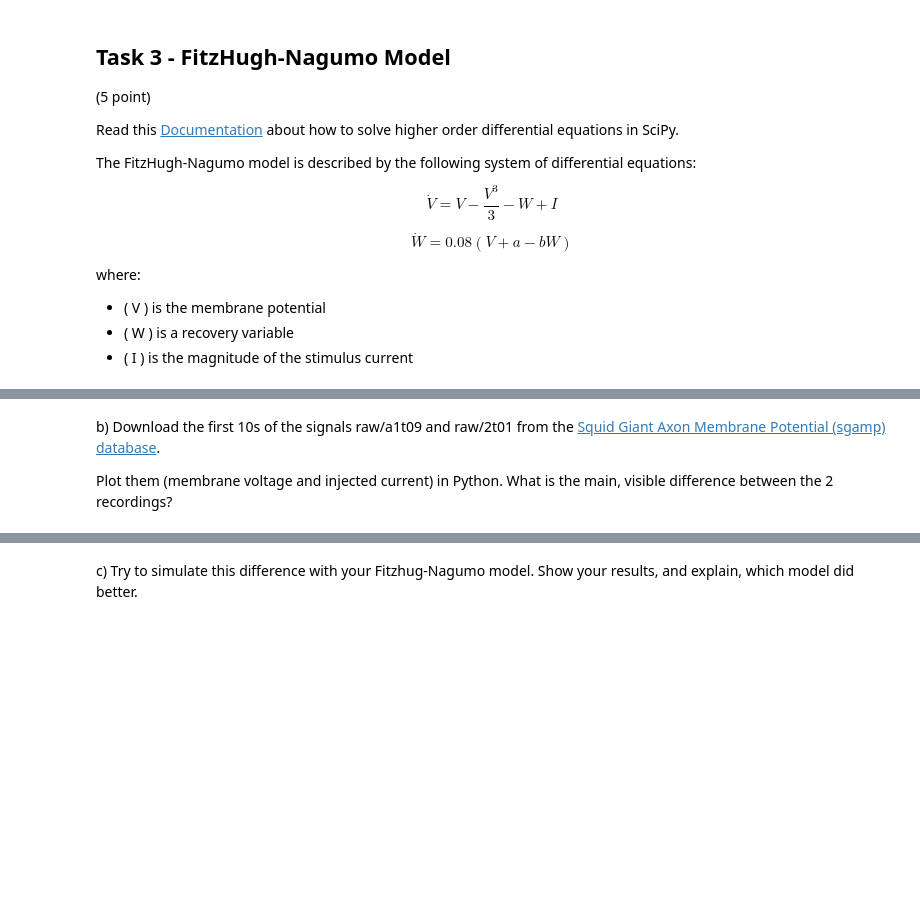
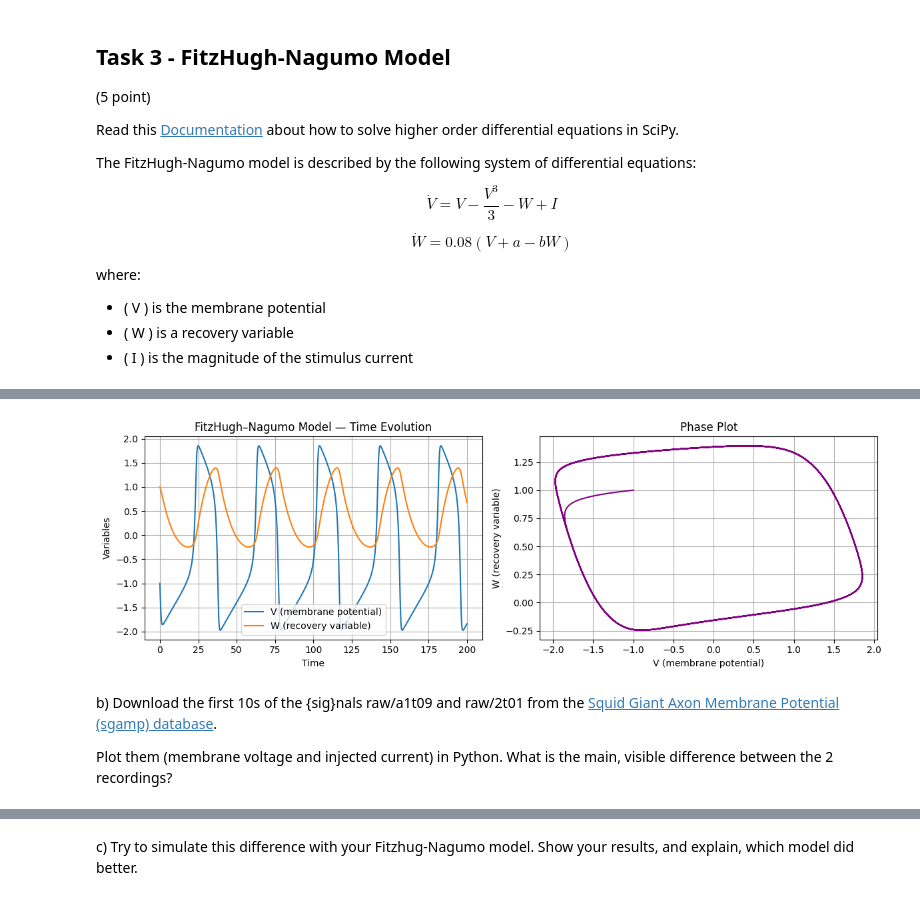
Before and after one commit to BalazsTersztenyak/biomedical-signal-processing, a Jupyter notebook: assignment2/BSP_LAB_25_03.ipynb, the cells around one changed output, grey strips where cells are left out. Cells and saved outputs as stored; diff of their text form; code cells hidden in the pictures; blank space fills up the shorter version.

```diff
--- a/assignment2/BSP_LAB_25_03.ipynb
+++ b/assignment2/BSP_LAB_25_03.ipynb
@@ -77,4 +294,48 @@ a)	Solve the differential equation using ode. Find parameters a,b,I,V0,W0 result
+# %%
+# Parameters producing spike train
+a = 0.7
+b = 0.8
+I = 0.5
+
+# Initial conditions
+V0 = -1.0
+W0 = 1.0
+
+# Time span
+t_span = (0, 200)
+t_eval = np.linspace(*t_span, 5000)
+# %%
+# Solve the system
+sol = solve_ivp(fitzhugh_nagumo, t_span, [V0, W0], args=(a, b, I), t_eval=t_eval)
+
+V, W = sol.y
+t = sol.t
+# %%
+# --- Plot results ---
+
+fig, axs = plt.subplots(1, 2, figsize=(12, 4))
+
+# Timeline
+axs[0].plot(t, V, label="V (membrane potential)")
+axs[0].plot(t, W, label="W (recovery variable)")
+axs[0].set_xlabel("Time")
+axs[0].set_ylabel("Variables")
+axs[0].set_title("FitzHugh–Nagumo Model — Time Evolution")
+axs[0].legend()
+axs[0].grid(True)
+
+# Phase plot
+axs[1].plot(V, W, color='purple')
+axs[1].set_xlabel("V (membrane potential)")
+axs[1].set_ylabel("W (recovery variable)")
+axs[1].set_title("Phase Plot")
+axs[1].grid(True)
+
+plt.tight_layout()
+plt.show()
+# %% [output]
+[figure, added]
 # %% [markdown]
-b)	Download the first 10s of the signals raw/a1t09 and raw/2t01 from the [Squid Giant Axon Membrane Potential (sgamp) database](https://physionet.org/content/sgamp/1.0.0/).
+b)	Download the first 10s of the {sig}nals raw/a1t09 and raw/2t01 from the [Squid Giant Axon Membrane Potential (sgamp) database](https://physionet.org/content/sgamp/1.0.0/).
 
 Plot them (membrane voltage and injected current) in Python. What is the main, visible difference between the 2 recordings?
```
Also changed, not shown: parts of 34 cells of this notebook.
